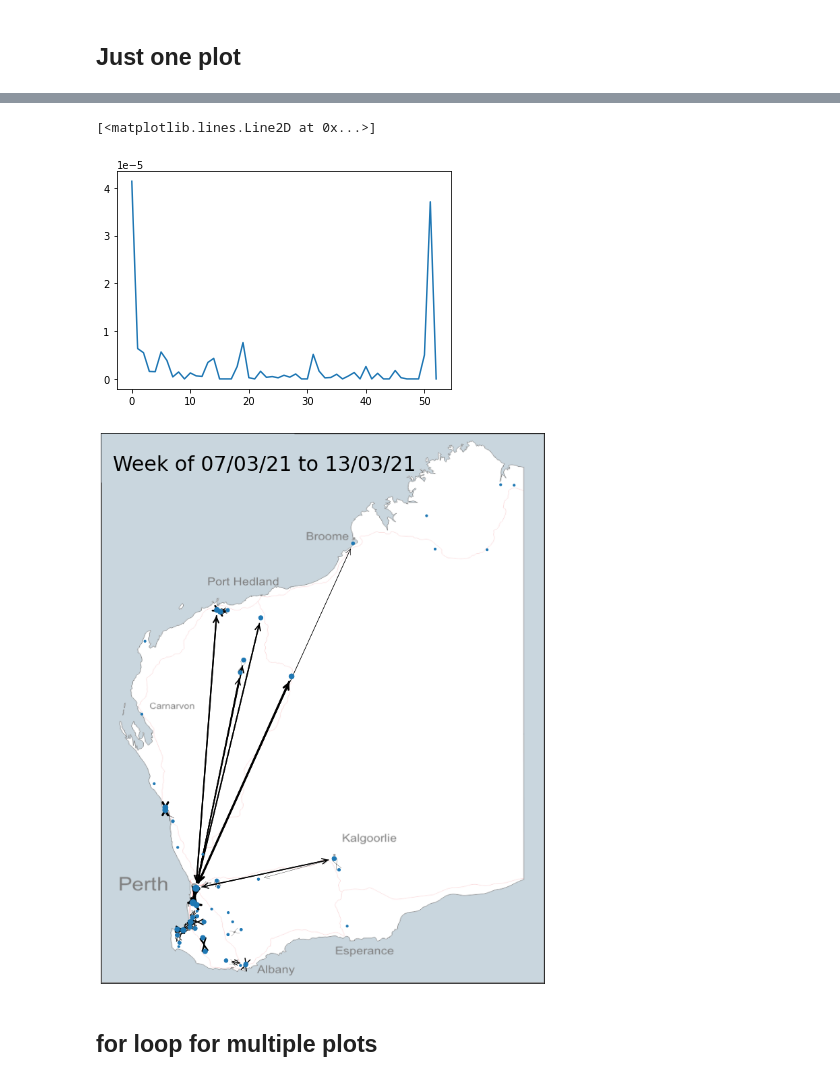
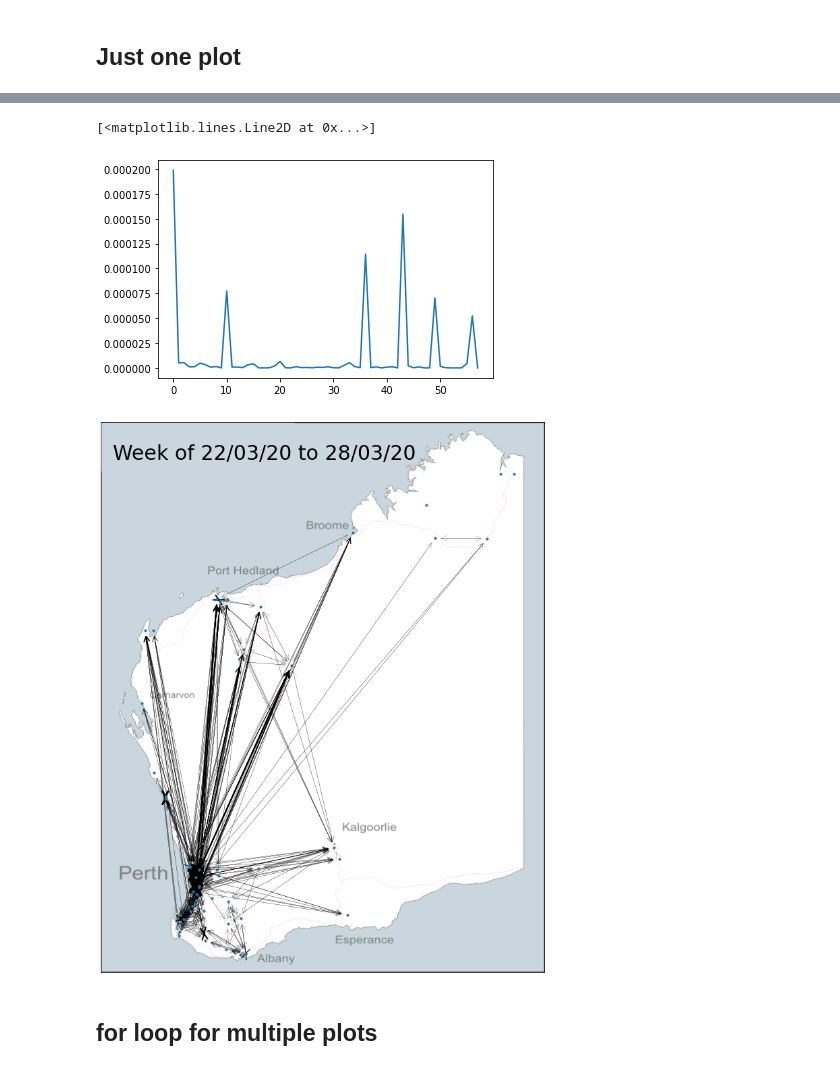
Before and after one commit to yuval-b/covid_thesis, a Jupyter notebook: 4. Generating network pictures.ipynb, the cells around one changed output, grey strips where cells are left out. Saved outputs shown, nothing was run; the diff lists cells and outputs as text; code cells hidden in the pictures.

Commit message:
44 town focus

```diff
--- a/4. Generating network pictures.ipynb
+++ b/4. Generating network pictures.ipynb
@@ -28,16 +28,29 @@ waloc = waloc.loc[waloc['Population'] >0]
 # When doing big towns
 waloc = waloc[:58]
 # When ignoring sattelite towns
-waloc = waloc.loc[(waloc['City / Town'] != 'Yanchep') & (waloc['City / Town'] != 'Bullsbrook') &
-                  (waloc['City / Town'] != 'Mundijong') & (waloc['City / Town'] != 'Serpentine') &
-                 (waloc['City / Town'] != 'Two Rocks') ]
-waloc = waloc.reset_index()
-waloc = waloc.drop(columns = ['index'])
+# waloc = waloc.loc[(waloc['City / Town'] != 'Yanchep') & (waloc['City / Town'] != 'Bullsbrook') &
+#                   (waloc['City / Town'] != 'Mundijong') & (waloc['City / Town'] != 'Serpentine') &
+#                  (waloc['City / Town'] != 'Two Rocks') ]
+# waloc = waloc.reset_index()
+# waloc = waloc.drop(columns = ['index'])
+
+# When also ignoring rural sattelite towns
+# waloc = waloc.loc[(waloc['City / Town'] != 'Pinjarra') & (waloc['City / Town'] != 'Drummond Cove') &
+#                   (waloc['City / Town'] != 'Bridgetown') & (waloc['City / Town'] != 'Binningup') &
+#                  (waloc['City / Town'] != 'Dampier') ]
+# waloc = waloc.reset_index()
+# waloc = waloc.drop(columns = ['index'])
+
+# # When also ignoring 0 flow towns
+# waloc = waloc.loc[(waloc['City / Town'] != 'Kununurra') & (waloc['City / Town'] != 'Derby') &
+#                   (waloc['City / Town'] != 'Boddington-Ranford') & (waloc['City / Town'] != 'Wyndham')]
+# waloc = waloc.reset_index()
+# waloc = waloc.drop(columns = ['index'])
 # %% [markdown]
 **Check Entropy is consistent**
 # %%
 dire = []
-with os.scandir('/Volumes/HardDrive/New_Workflow/53_towns_network/') as entries:
+with os.scandir('/Volumes/HardDrive/New_Workflow/48_towns_network/') as entries:
     for entry in entries:
         if '._' not in entry.name:
             dire.append(entry.name)
@@ -103,7 +116,7 @@ plt.legend()
 ## Just one plot
 # %%
 # Read in the network, generate a plot for it
-my_data = genfromtxt('/Volumes/HardDrive/New_Workflow/53_towns_network/'+dire[50], delimiter=',')
+my_data = genfromtxt('/Volumes/HardDrive/New_Workflow/stochastic_58/'+dire[0], delimiter=',')
 A = nx.from_numpy_matrix(my_data)
 A = nx.DiGraph(A)
 
@@ -191,7 +204,7 @@ plt.plot(ws)
 plt.plot(d.values())
 # %% [output]
 [<matplotlib.lines.Line2D at 0x...>]
-[figure, old version]
+[figure, new version]
 # %%
 def captionthis(string):
     name = 'Week of ' + string[16:18] + '/' + string[14:16] + '/' + string[12:14] + ' to ' +string[25:27]
@@ -200,17 +213,17 @@ def captionthis(string):
 # %%
 # Finally, plot the figure
 plt.figure(figsize = (15,15))
 #plt.title("Week of 15/03/20 to 22/03/20", fontsize = 30)
-nx.draw_networkx_nodes(A, locs, node_size=ws, label = labeldict)
+nx.draw_networkx_nodes(A, locs, node_size=10, label = labeldict)
 nx.draw_networkx_edges(A, locs, edgelist=weights.keys(), width=widths, arrows = True, arrowstyle = '->',arrowsize = 20)
 #nx.draw_networkx_labels(A, locs, labels = labeldict, font_size = 8)
 #plt.savefig('/Volumes/HardDrive/WA_mat_figs/name.png',bbox_inches='tight')
 img = mpimg.imread('/Users/Yuval/Desktop/wa.gif')
 plt.imshow(img,alpha = 0.5,extent = [112, 130, -35.8, -13.5])
-plt.text(112.5,-15, captionthis(dire[50]), fontsize = 30)
+plt.text(112.5,-15, captionthis(dire[0]), fontsize = 30)
 plt.show()
 # %% [output]
-[figure, old version]
+[figure, new version]
 # %% [markdown]
 ## for loop for multiple plots
 # %%
```
Also changed, not shown: parts of 5 cells of this notebook.
